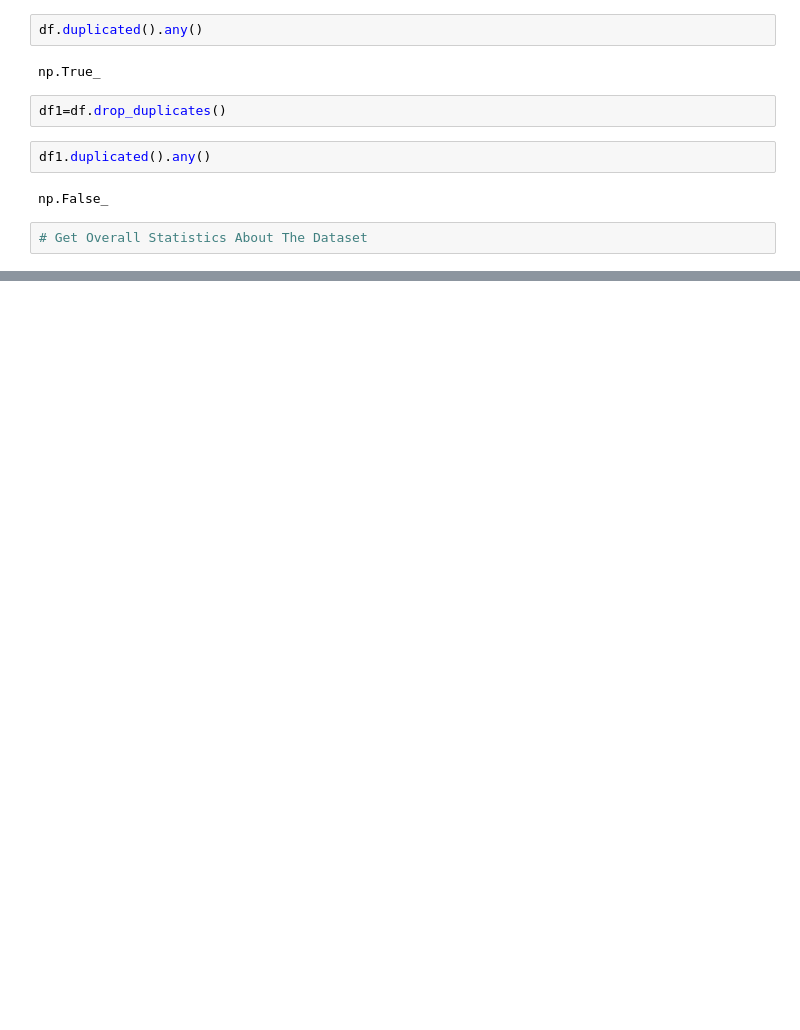
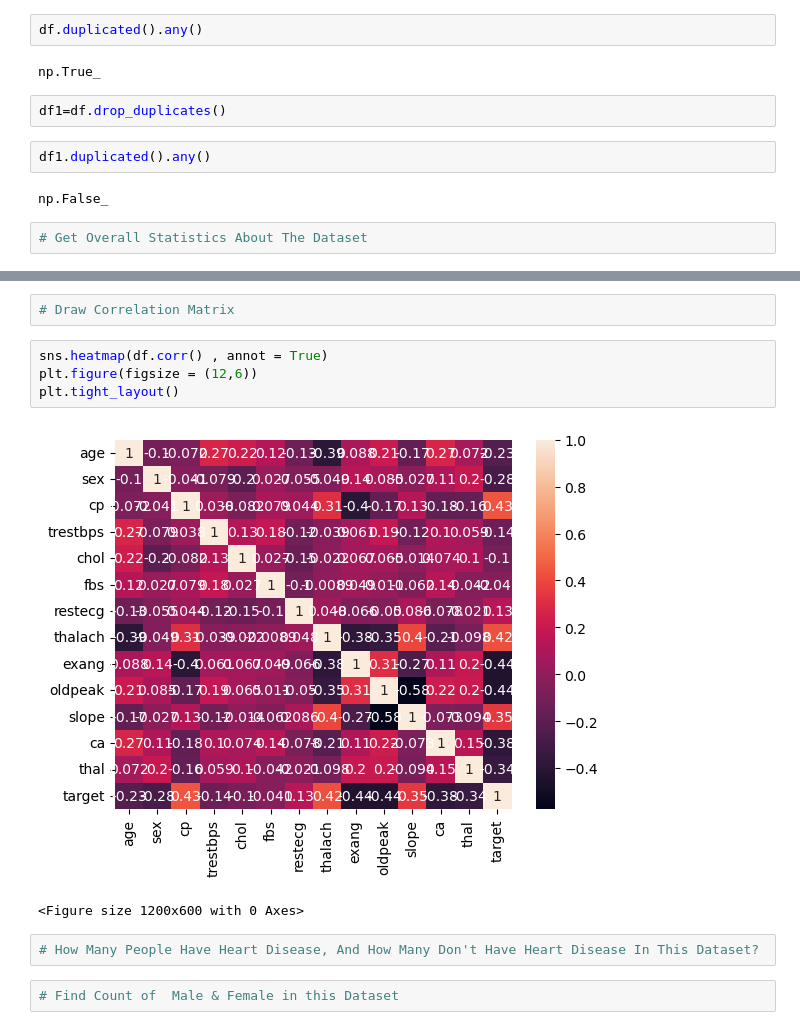
Before and after one commit to Abricos-gt/Heart-Disease-Analysis-Python-Project, a Jupyter notebook: Untitled.ipynb, the cells around one changed output, grey strips where cells are left out. Cells and saved outputs as stored; diff of their text form; blank space fills up the shorter version.

Commit message:
correlation matrix

```diff
--- a/Untitled.ipynb
+++ b/Untitled.ipynb
@@ -117,3 +117,16 @@ df.describe()
 | 50% | 56.000000 | 1.000000 | 1.000000 | 130.000000 | 240.00000 | 0.000000 | 1.000000 | 152.000000 | 0.000000 | 0.800000 | 1.000000 | ... |
 | 75% | 61.000000 | 1.000000 | 2.000000 | 140.000000 | 275.00000 | 0.000000 | 1.000000 | 166.000000 | 1.000000 | 1.800000 | 2.000000 | ... |
 | max | 77.000000 | 1.000000 | 3.000000 | 200.000000 | 564.00000 | 1.000000 | 2.000000 | 202.000000 | 1.000000 | 6.200000 | 2.000000 | ... |
+# %%
+# Draw Correlation Matrix
+# %%
+sns.heatmap(df.corr() , annot = True)
+plt.figure(figsize = (12,6))
+plt.tight_layout()
+# %% [output]
+[figure, added]
+<Figure size 1200x600 with 0 Axes>
+# %%
+# How Many People Have Heart Disease, And How Many Don't Have Heart Disease In This Dataset?
+# %%
+# Find Count of  Male & Female in this Dataset
```
